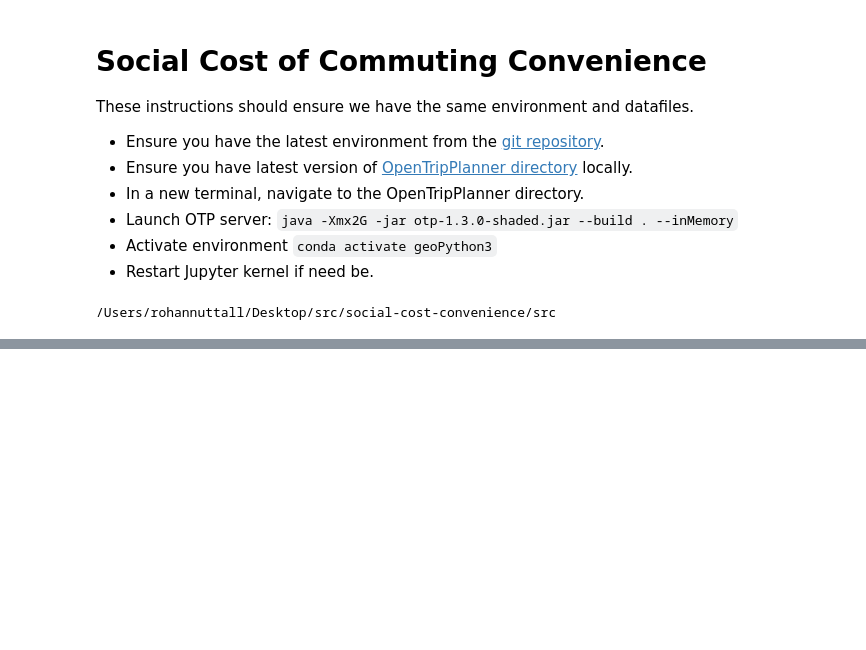
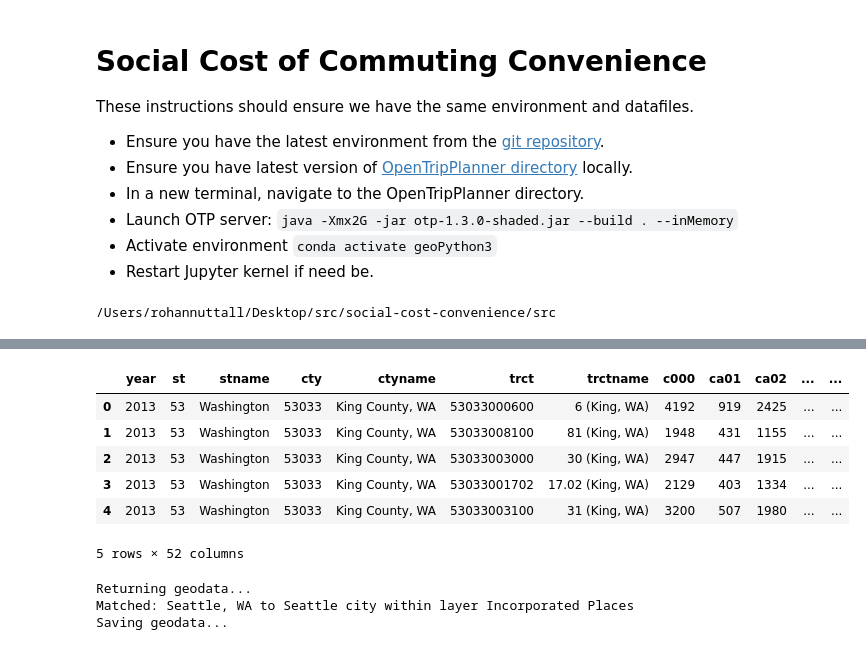
Before and after one commit to rohancalum/social-cost-convenience, a Jupyter notebook: notebooks/00-test.ipynb, the cells around one changed output, grey strips where cells are left out. Saved outputs shown, nothing was run; the diff lists cells and outputs as text; code cells hidden in the pictures; blank space fills up the shorter version.

```diff
--- a/notebooks/00-test.ipynb
+++ b/notebooks/00-test.ipynb
@@ -23,0 +50,18 @@ cd '/Users/rohannuttall/Desktop/src/social-cost-convenience/src'
+# %%
+df.head(5)
+# %% [output]
+|  | year | st | stname | cty | ctyname | trct | trctname | c000 | ca01 | ca02 | ... | ... |
+| 0 | 2013 | 53 | Washington | 53033 | King County, WA | 53033000600 | 6 (King, WA) | 4192 | 919 | 2425 | ... | ... |
+| 1 | 2013 | 53 | Washington | 53033 | King County, WA | 53033008100 | 81 (King, WA) | 1948 | 431 | 1155 | ... | ... |
+| 2 | 2013 | 53 | Washington | 53033 | King County, WA | 53033003000 | 30 (King, WA) | 2947 | 447 | 1915 | ... | ... |
+| 3 | 2013 | 53 | Washington | 53033 | King County, WA | 53033001702 | 17.02 (King, WA) | 2129 | 403 | 1334 | ... | ... |
+| 4 | 2013 | 53 | Washington | 53033 | King County, WA | 53033003100 | 31 (King, WA) | 3200 | 507 | 1980 | ... | ... |
+5 rows × 52 columns
+# %%
+# Get geodata for city
+city = 'Seattle, WA'
+gd = process.get_city_geodata(city_name = city) # might take ~20 seconds
+# %% [output]
+Returning geodata...
+Matched: Seattle, WA to Seattle city within layer Incorporated Places
+Saving geodata...
```
Also changed, not shown: parts of 13 cells of this notebook, 2 other files.
